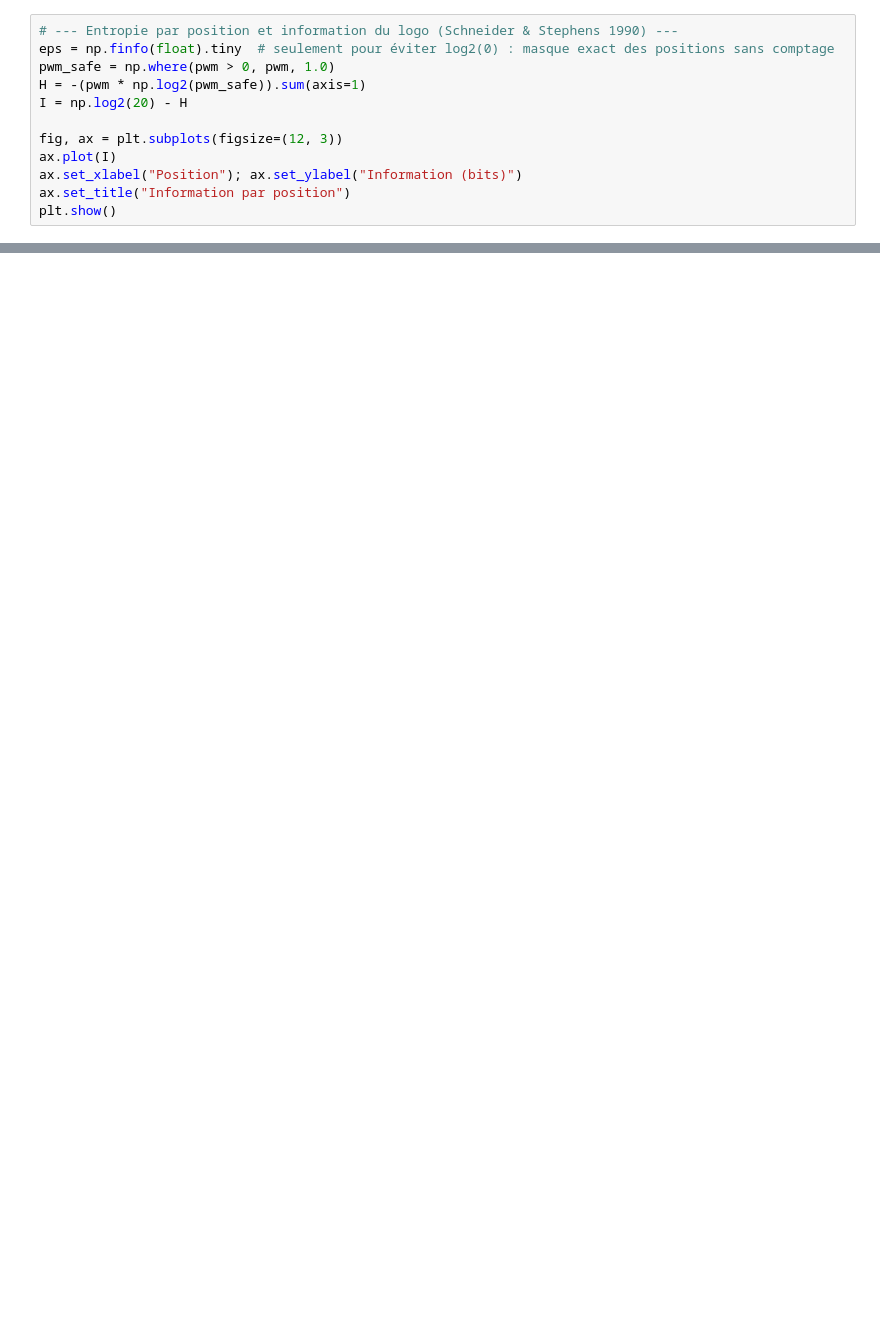
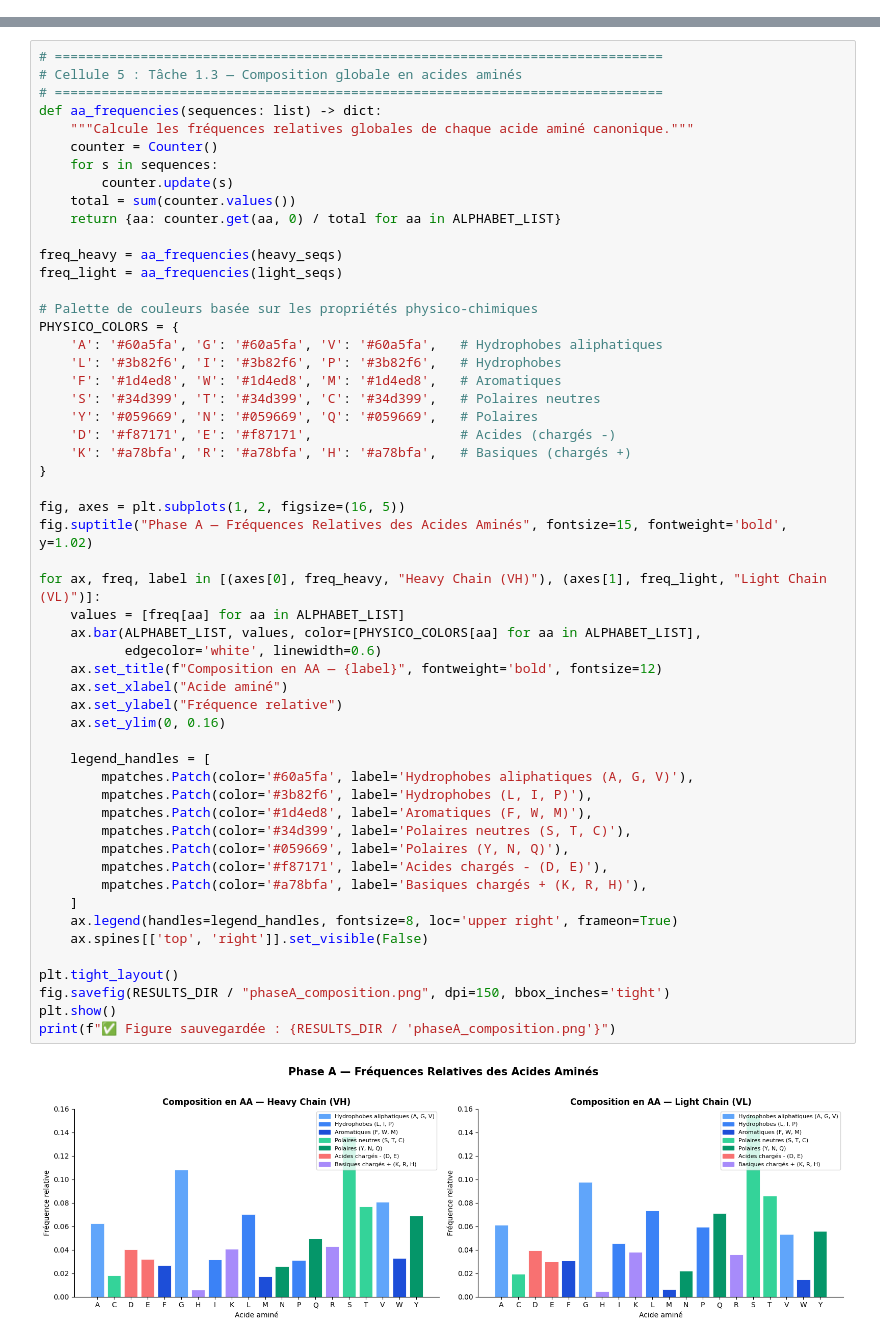
Before and after one commit to AhmadBelhaj4/Recherche_AI, a Jupyter notebook: project1/notebooks/NB01_exploration_donnees.ipynb, the cells around one changed output, grey strips where cells are left out. Saved outputs shown, nothing was run; the diff lists cells and outputs as text; blank space fills up the shorter version.

Commit message:
feat(phaseA): implement NB01 data exploration on OAS paired dataset with PDF report and figures

```diff
--- a/project1/notebooks/NB01_exploration_donnees.ipynb
+++ b/project1/notebooks/NB01_exploration_donnees.ipynb
@@ -95,12 +0,0 @@ plt.show()
-# %%
-# --- Entropie par position et information du logo (Schneider & Stephens 1990) ---
-eps = np.finfo(float).tiny  # seulement pour éviter log2(0) : masque exact des positions sans comptage
-pwm_safe = np.where(pwm > 0, pwm, 1.0)
-H = -(pwm * np.log2(pwm_safe)).sum(axis=1)
-I = np.log2(20) - H
-
-fig, ax = plt.subplots(figsize=(12, 3))
-ax.plot(I)
-ax.set_xlabel("Position"); ax.set_ylabel("Information (bits)")
-ax.set_title("Information par position")
-plt.show()
@@ -115,0 +310,56 @@ print("Séquences uniques (identité exacte) :", len(unique), "/", len(seqs))
+# %%
+# ==============================================================================
+# Cellule 5 : Tâche 1.3 — Composition globale en acides aminés
+# ==============================================================================
+def aa_frequencies(sequences: list) -> dict:
+    """Calcule les fréquences relatives globales de chaque acide aminé canonique."""
+    counter = Counter()
+    for s in sequences:
+        counter.update(s)
+    total = sum(counter.values())
+    return {aa: counter.get(aa, 0) / total for aa in ALPHABET_LIST}
+
+freq_heavy = aa_frequencies(heavy_seqs)
+freq_light = aa_frequencies(light_seqs)
+
+# Palette de couleurs basée sur les propriétés physico-chimiques
+PHYSICO_COLORS = {
+    'A': '#60a5fa', 'G': '#60a5fa', 'V': '#60a5fa',   # Hydrophobes aliphatiques
+    'L': '#3b82f6', 'I': '#3b82f6', 'P': '#3b82f6',   # Hydrophobes
+    'F': '#1d4ed8', 'W': '#1d4ed8', 'M': '#1d4ed8',   # Aromatiques
+    'S': '#34d399', 'T': '#34d399', 'C': '#34d399',   # Polaires neutres
+    'Y': '#059669', 'N': '#059669', 'Q': '#059669',   # Polaires
+    'D': '#f87171', 'E': '#f87171',                   # Acides (chargés -)
+    'K': '#a78bfa', 'R': '#a78bfa', 'H': '#a78bfa',   # Basiques (chargés +)
+}
+
+fig, axes = plt.subplots(1, 2, figsize=(16, 5))
+fig.suptitle("Phase A — Fréquences Relatives des Acides Aminés", fontsize=15, fontweight='bold', y=1.02)
+
+for ax, freq, label in [(axes[0], freq_heavy, "Heavy Chain (VH)"), (axes[1], freq_light, "Light Chain (VL)")]:
+    values = [freq[aa] for aa in ALPHABET_LIST]
+    ax.bar(ALPHABET_LIST, values, color=[PHYSICO_COLORS[aa] for aa in ALPHABET_LIST],
+           edgecolor='white', linewidth=0.6)
+    ax.set_title(f"Composition en AA — {label}", fontweight='bold', fontsize=12)
+    ax.set_xlabel("Acide aminé")
+    ax.set_ylabel("Fréquence relative")
+    ax.set_ylim(0, 0.16)
+
+    legend_handles = [
+        mpatches.Patch(color='#60a5fa', label='Hydrophobes aliphatiques (A, G, V)'),
+        mpatches.Patch(color='#3b82f6', label='Hydrophobes (L, I, P)'),
+        mpatches.Patch(color='#1d4ed8', label='Aromatiques (F, W, M)'),
+        mpatches.Patch(color='#34d399', label='Polaires neutres (S, T, C)'),
+        mpatches.Patch(color='#059669', label='Polaires (Y, N, Q)'),
+        mpatches.Patch(color='#f87171', label='Acides chargés - (D, E)'),
+        mpatches.Patch(color='#a78bfa', label='Basiques chargés + (K, R, H)'),
+    ]
+    ax.legend(handles=legend_handles, fontsize=8, loc='upper right', frameon=True)
+    ax.spines[['top', 'right']].set_visible(False)
+
+plt.tight_layout()
+fig.savefig(RESULTS_DIR / "phaseA_composition.png", dpi=150, bbox_inches='tight')
+plt.show()
+print(f"✅ Figure sauvegardée : {RESULTS_DIR / 'phaseA_composition.png'}")
+# %% [output]
+[figure, added]
```
Also changed, not shown: parts of 18 cells of this notebook, 9 other files.
